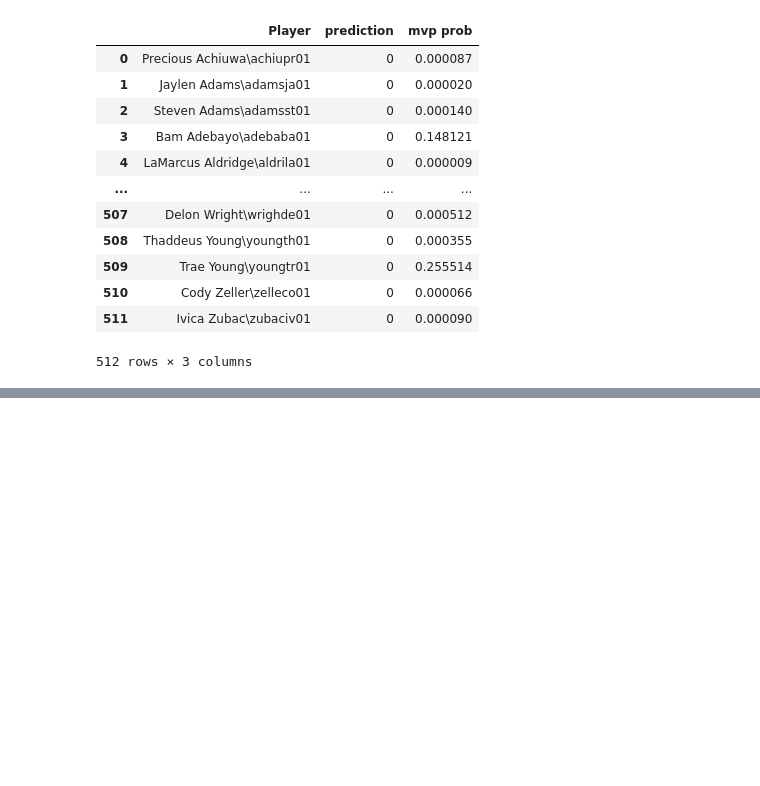
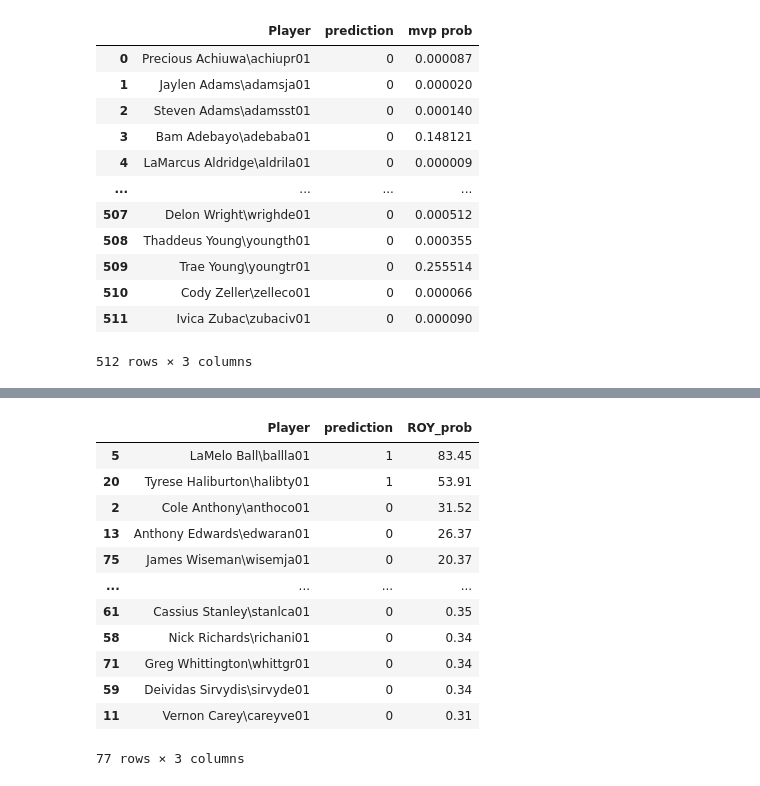
Before and after one commit to wgaechter/Group6-FinalProject, a Jupyter notebook: DataTesting.ipynb, the cells around one changed output, grey strips where cells are left out. Saved outputs shown, nothing was run; the diff lists cells and outputs as text; code cells hidden in the pictures; blank space fills up the shorter version.

```diff
--- a/DataTesting.ipynb
+++ b/DataTesting.ipynb
@@ -320,0 +414,18 @@ print(f"MVP Testing Score: {roy_testing_score}")
+# %%
+roy_df=roy_df.sort_values(by=["ROY_prob"],ascending=False)
+roy_df["ROY_prob"] = roy_df["ROY_prob"].map(lambda x: round(x * 100, 2))
+roy_df
+# %% [output]
+|  | Player | prediction | ROY_prob |
+| 5 | LaMelo Ball\ballla01 | 1 | 83.45 |
+| 20 | Tyrese Haliburton\halibty01 | 1 | 53.91 |
+| 2 | Cole Anthony\anthoco01 | 0 | 31.52 |
+| 13 | Anthony Edwards\edwaran01 | 0 | 26.37 |
+| 75 | James Wiseman\wisemja01 | 0 | 20.37 |
+| ... | ... | ... | ... |
+| 61 | Cassius Stanley\stanlca01 | 0 | 0.35 |
+| 58 | Nick Richards\richani01 | 0 | 0.34 |
+| 71 | Greg Whittington\whittgr01 | 0 | 0.34 |
+| 59 | Deividas Sirvydis\sirvyde01 | 0 | 0.34 |
+| 11 | Vernon Carey\careyve01 | 0 | 0.31 |
+77 rows × 3 columns
```
Also changed, not shown: parts of 12 cells of this notebook, 3 other files.
